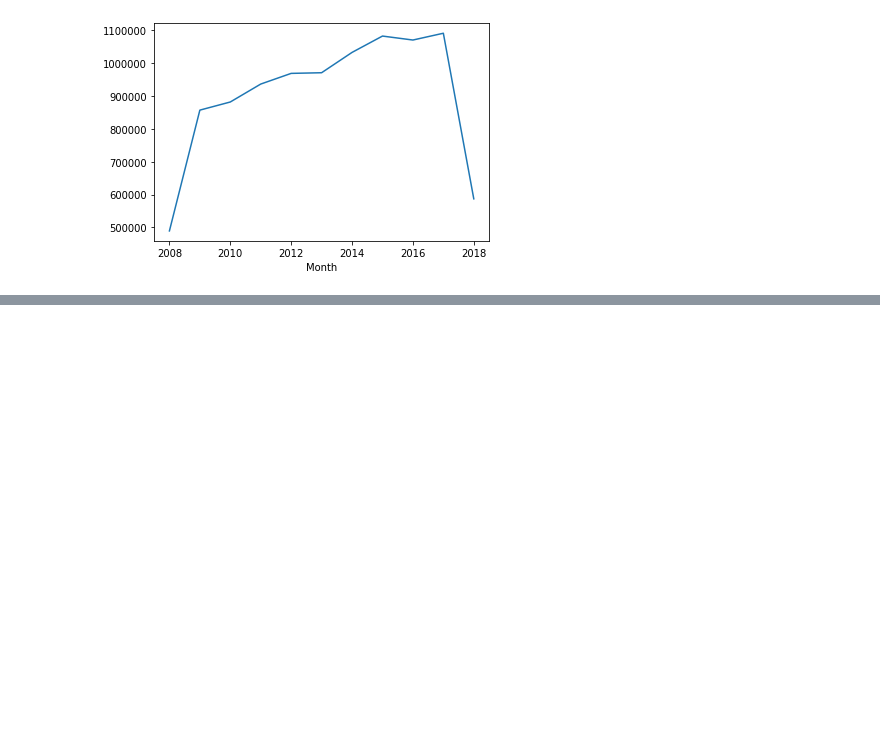
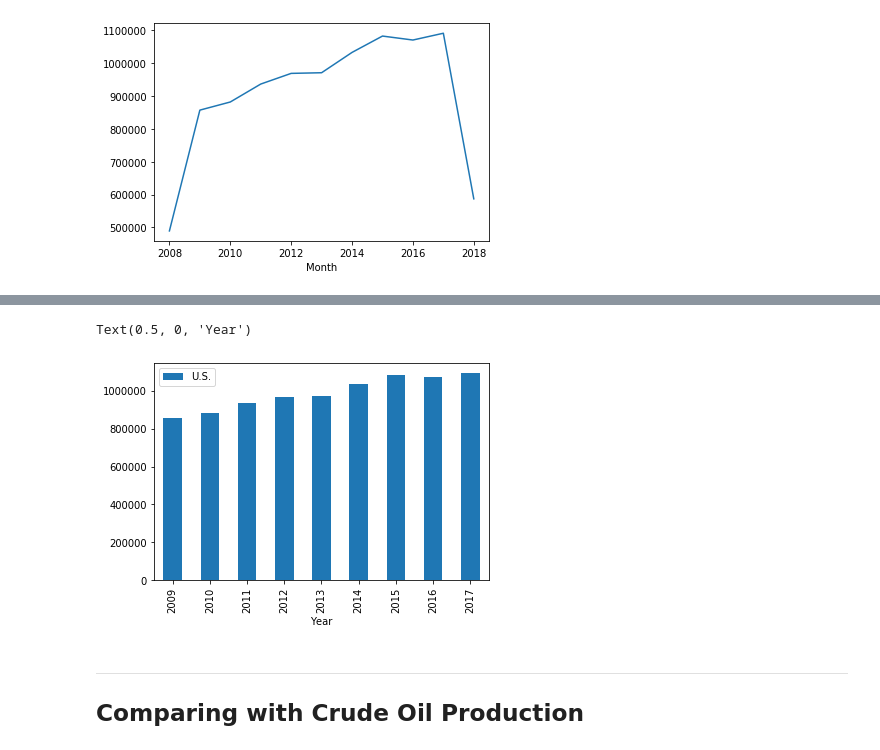
Before and after one commit to OlivierPaulo/DS4E, a Jupyter notebook: le-wagon-exercises/us-oil-and-gas-production/jupyter_init.ipynb, the cells around one changed output, grey strips where cells are left out. Saved outputs shown, nothing was run; the diff lists cells and outputs as text; code cells hidden in the pictures; blank space fills up the shorter version.

```diff
--- a/le-wagon-exercises/us-oil-and-gas-production/jupyter_init.ipynb
+++ b/le-wagon-exercises/us-oil-and-gas-production/jupyter_init.ipynb
@@ -189,0 +245,10 @@ year["U.S."].plot()
+# %%
+plot2 = year[year_range].filter(items=['U.S.']).plot(kind="bar")
+plot2.set_xlabel("Year")
+# %% [output]
+Text(0.5, 0, 'Year')
+[figure, added]
+# %% [markdown]
+---
+
+## Comparing with Crude Oil Production
```
Also changed, not shown: parts of 29 cells of this notebook, 1 other file.
